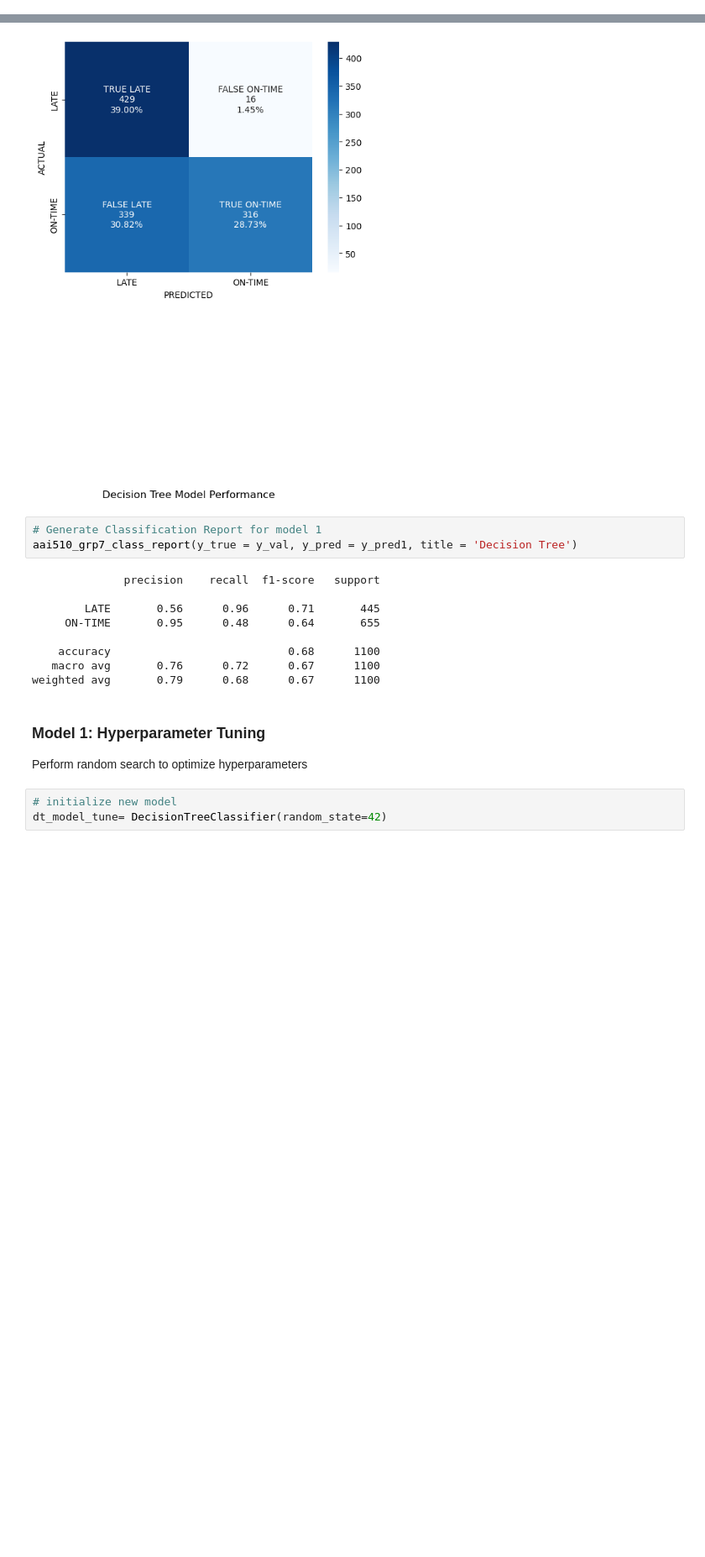
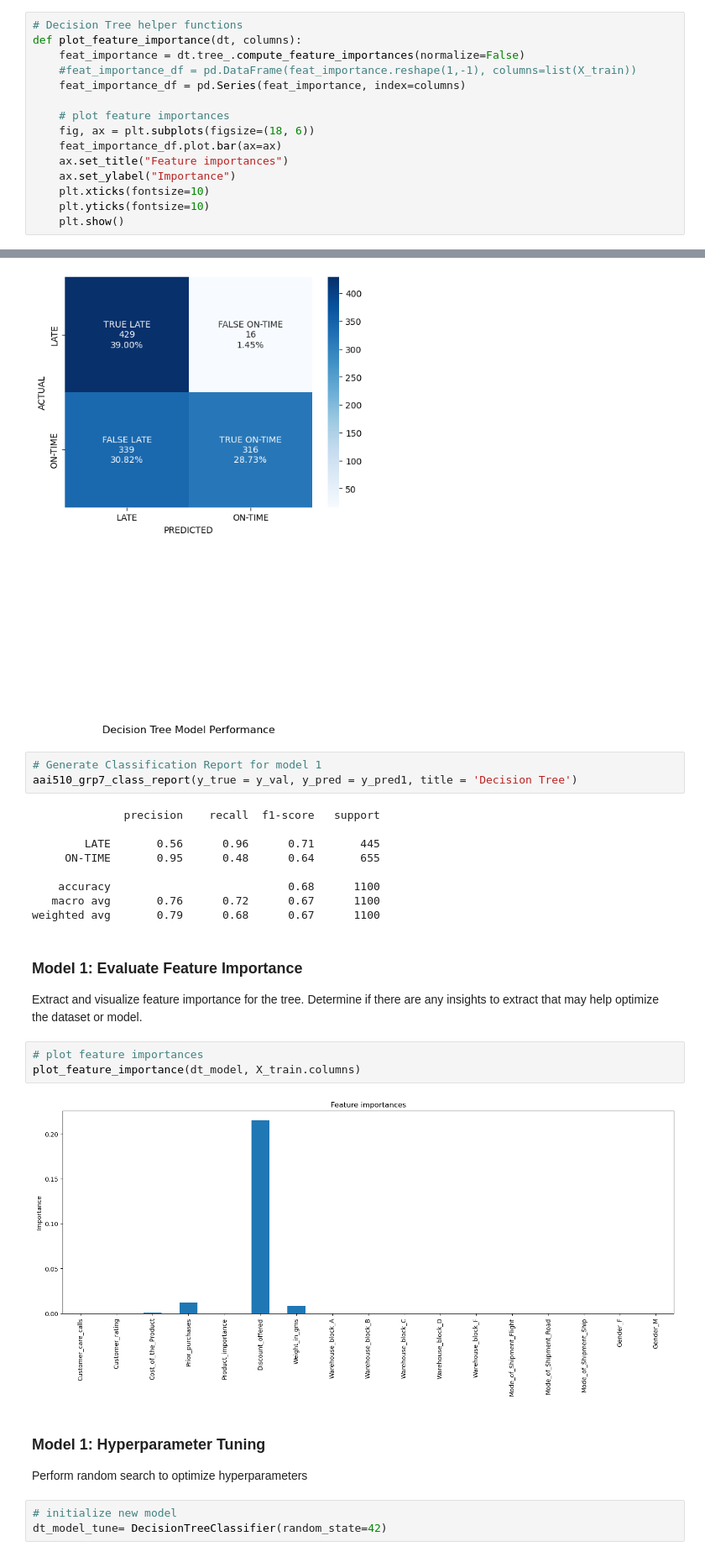
Before and after one commit to kdevoe/aai510-group7, a Jupyter notebook: shipping_modeling_setC.ipynb, the cells around one changed output, grey strips where cells are left out. Shown at 84% size. Saved outputs shown, nothing was run; the diff lists cells and outputs as text; blank space fills up the shorter version.

```diff
--- a/shipping_modeling_setC.ipynb
+++ b/shipping_modeling_setC.ipynb
@@ -77,6 +79,21 @@ Decision Tree classifier to predict on-time shipments.
 ### Model 1: Create, Train Model
 
 Start with some standard hyperparameters to initialize the model as a baseline
+# %%
+# Decision Tree helper functions
+def plot_feature_importance(dt, columns):
+    feat_importance = dt.tree_.compute_feature_importances(normalize=False)
+    #feat_importance_df = pd.DataFrame(feat_importance.reshape(1,-1), columns=list(X_train))
+    feat_importance_df = pd.Series(feat_importance, index=columns)
+
+    # plot feature importances
+    fig, ax = plt.subplots(figsize=(18, 6))
+    feat_importance_df.plot.bar(ax=ax)
+    ax.set_title("Feature importances")
+    ax.set_ylabel("Importance")
+    plt.xticks(fontsize=10)
+    plt.yticks(fontsize=10)
+    plt.show()
 # %%
 dt_model = DecisionTreeClassifier(max_depth=3, min_samples_leaf=2, criterion='entropy')
 dt_model.fit(X_train, y_train)
@@ -113,6 +130,15 @@ aai510_grp7_class_report(y_true = y_val, y_pred = y_pred1, title = 'Decision Tre
     accuracy                           0.68      1100
    macro avg       0.76      0.72      0.67      1100
 weighted avg       0.79      0.68      0.67      1100
+# %% [markdown]
+### Model 1: Evaluate Feature Importance
+
+Extract and visualize feature importance for the tree.  Determine if there are any insights to extract that may help optimize the dataset or model.
+# %%
+# plot feature importances
+plot_feature_importance(dt_model, X_train.columns)
+# %% [output]
+[figure, added]
 # %% [markdown]
 ### Model 1: Hyperparameter Tuning
 
```
Also changed, not shown: parts of 19 cells of this notebook.
